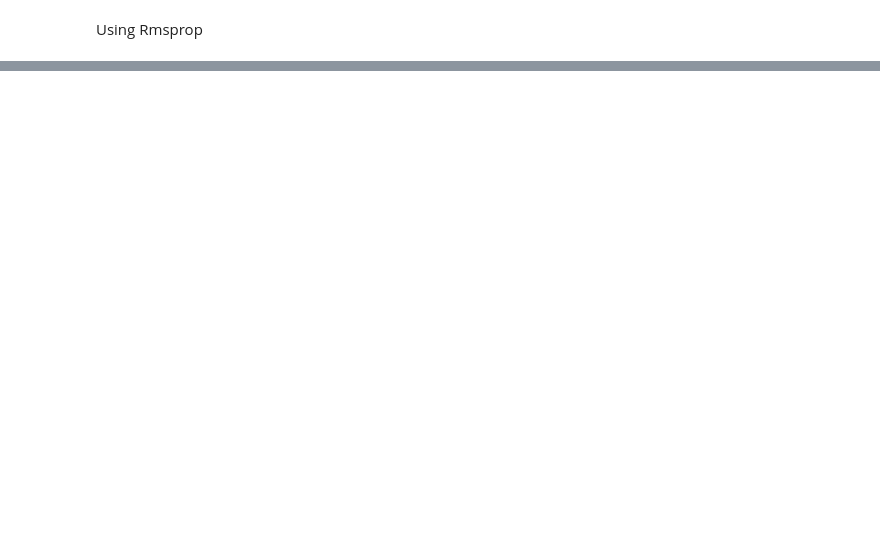
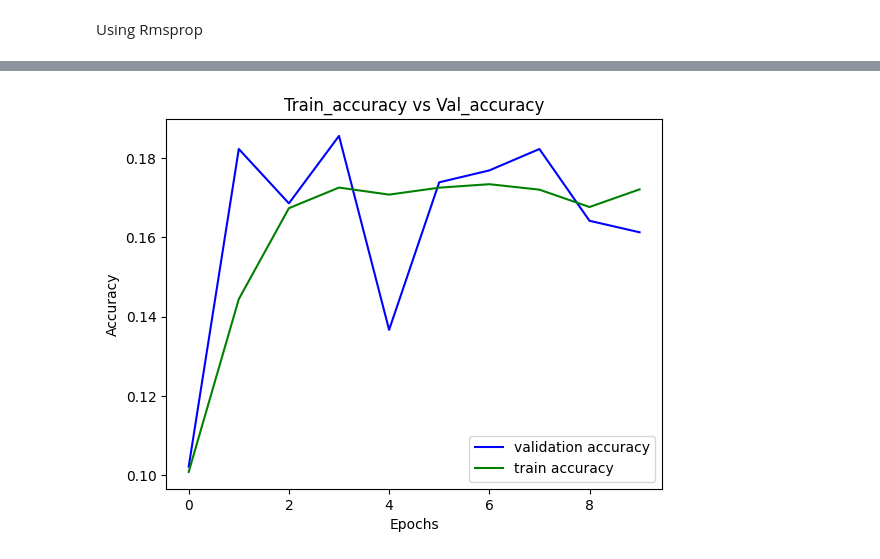
Before and after one commit to Jnanaprasad1903/Day2_AI, a Jupyter notebook: cifar10_mlp_using_other_optimizers.ipynb, the cells around one changed output, grey strips where cells are left out. Drawn from its saved outputs; the diff is of its cells as text; code cells hidden in the pictures; blank space fills up the shorter version.

```diff
--- a/cifar10_mlp_using_other_optimizers.ipynb
+++ b/cifar10_mlp_using_other_optimizers.ipynb
@@ -110,2 +110,11 @@ plt.show()
 # %% [markdown]
 Using Rmsprop
+# %%
+model1 = Sequential()
+model1.add(Flatten(input_shape =(32,32,3)))
+model1.add(Dense(128,'relu'))  #layer containg 128 neuron
+model1.add(Dense(10,'softmax'))       #10 neurons last layer
+model1.compile(optimizer=RMSprop(learning_rate=0.01),loss='categorical_crossentropy',metrics=['accuracy'])
+
+#Train
+result2=model1.fit(x_train,y_train,epochs=10,batch_size=64,validation_split=0.2) #64 images are sent each time
@@ -111,0 +150,11 @@ Using Rmsprop
+# %%
+#visualization
+plt.plot(result2.history['val_accuracy'],label="validation accuracy",color="blue")
+plt.plot(result2.history['accuracy'],label="train accuracy",color="green")
+plt.title("Train_accuracy vs Val_accuracy")
+plt.xlabel("Epochs")
+plt.ylabel("Accuracy")
+plt.legend()
+plt.show()
+# %% [output]
+[figure, added]
```
Also changed, not shown: parts of 9 cells of this notebook, 3 other files.
